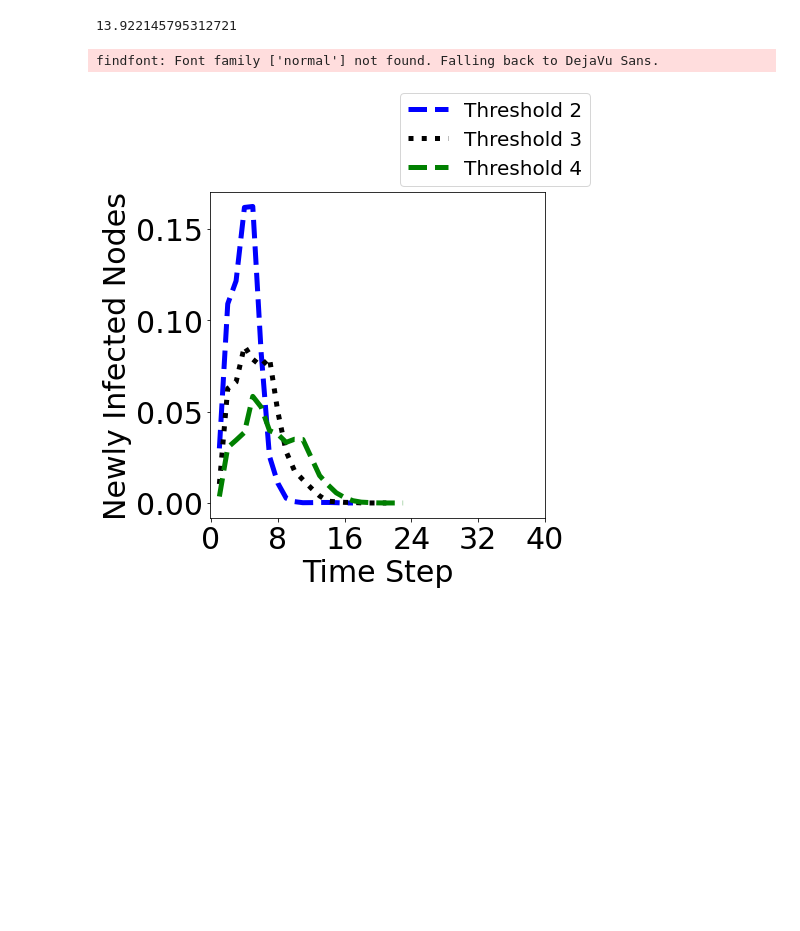
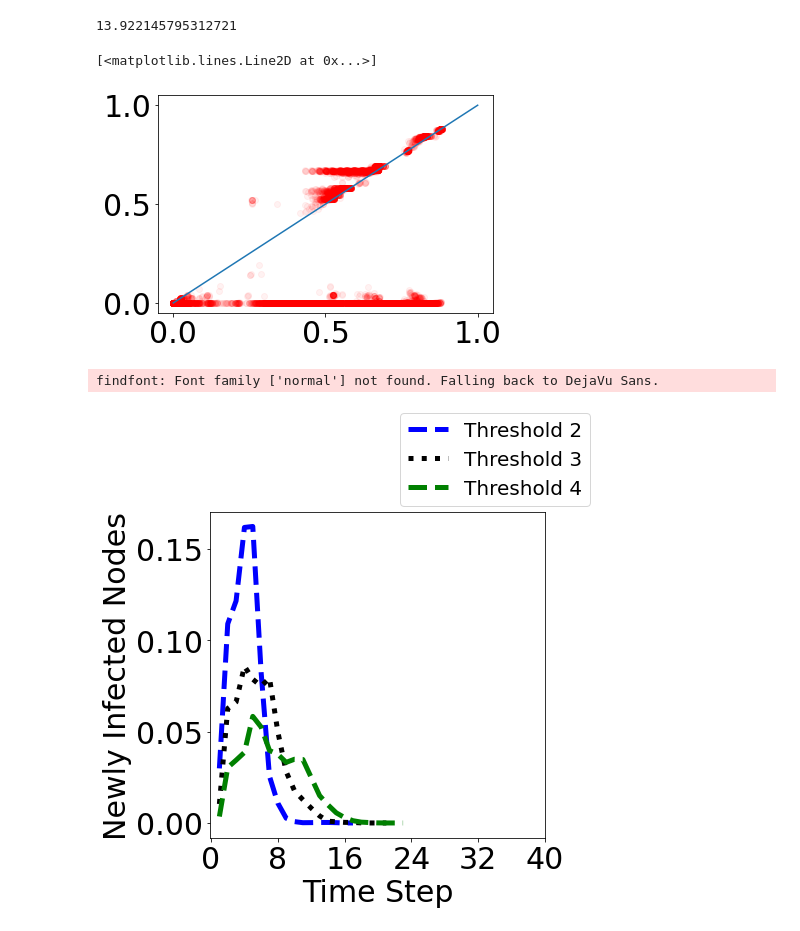
Before and after one commit to hcars/threshold_simulations_refactored, a Jupyter notebook: complex_net_proposal/experiment_results/analysis.ipynb, the cells around one changed output. Drawn from its saved outputs; the diff is of its cells as text; code cells hidden in the pictures; blank space fills up the shorter version.

```diff
--- a/complex_net_proposal/experiment_results/analysis.ipynb
+++ b/complex_net_proposal/experiment_results/analysis.ipynb
@@ -142,6 +122,13 @@ saved_per_blocking
 np.mean(saved_per_blocking)
 # %% [output]
 13.922145795312721
+# %%
+fig,ax = plt.subplots()
+ax.scatter(results['total_degree'], results['total_cbh'], c='r', alpha=.05)
+ax.plot(np.linspace(0, 1), np.linspace(0, 1))
+# %% [output]
+[<matplotlib.lines.Line2D at 0x...>]
+[figure, added]
 # %%
 fig, ax = plt.subplots(figsize=(6, 6))
 method_name = epi_info['blocking'].unique()
```
Also changed, not shown: parts of 5 cells of this notebook, 16 other files.
